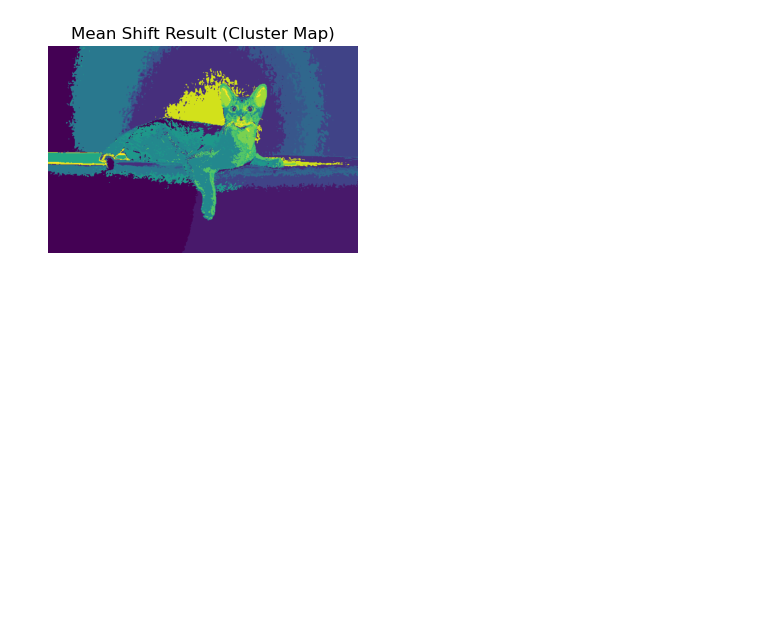
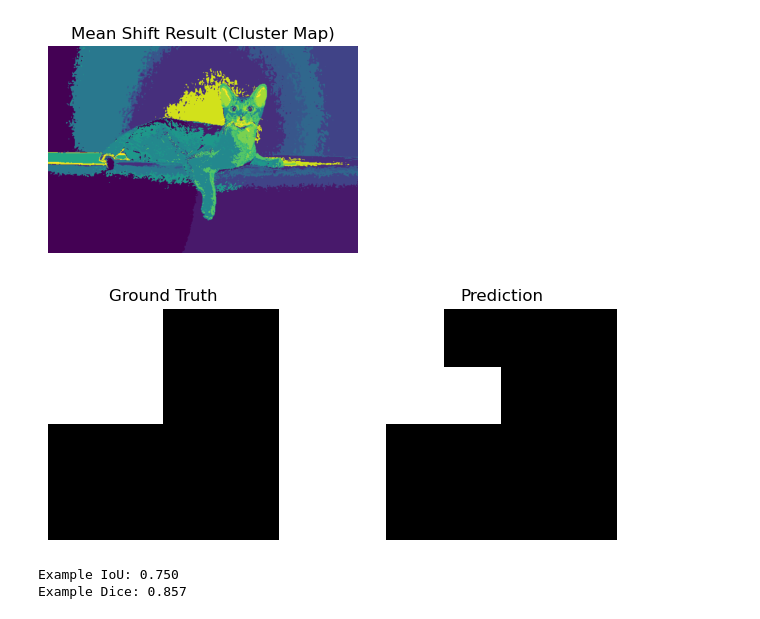
Before and after one commit to Rami4321/comp_vision, a Jupyter notebook: week8.ipynb, the cells around one changed output. Drawn from its saved outputs; the diff is of its cells as text; code cells hidden in the pictures; blank space fills up the shorter version.

```diff
--- a/week8.ipynb
+++ b/week8.ipynb
@@ -131,0 +179,46 @@ plt.axis('off')
+# %%
+# ==========================================
+# Evaluation metrics
+# ==========================================
+# Define IoU
+def compute_iou(gt, pred):
+    intersection = np.logical_and(gt, pred).sum() #sum all the pixels where both gt and pred are 1 (true positives)
+    union = np.logical_or(gt, pred).sum() #sum all the pixels where either gt or pred is 1 (true positives + false positives + false negatives)
+    return intersection / (union + 1e-6)
+    # Define Dice
+
+def compute_dice(gt, pred):
+    intersection = np.logical_and(gt, pred).sum()
+    return (2. * intersection) / (gt.sum() + pred.sum() + 1e-6)
+# Let's see an example here: suppose we have the following prediction and the ground truth
+gt_example = np.array([
+[1, 1, 0, 0],
+[1, 1, 0, 0],
+[0, 0, 0, 0],
+[0, 0, 0, 0]
+])
+pred_example = np.array([
+[1, 0, 0, 0],
+[1, 1, 0, 0],
+[0, 0, 0, 0],
+[0, 0, 0, 0]
+])
+plt.figure(figsize=(8,3))
+plt.subplot(1,2,1)
+plt.title("Ground Truth")
+plt.imshow(gt_example, cmap='gray')
+plt.axis('off')
+plt.subplot(1,2,2)
+plt.title("Prediction")
+plt.imshow(pred_example, cmap='gray')
+plt.axis('off')
+plt.show()
+# Compute metrics for the example
+iou_example = compute_iou(gt_example, pred_example)
+dice_example = compute_dice(gt_example, pred_example)
+print(f"Example IoU: {iou_example:.3f}")
+print(f"Example Dice: {dice_example:.3f}")
+# %% [output]
+[figure, added]
+Example IoU: 0.750
+Example Dice: 0.857
```
Also changed, not shown: parts of 2 cells of this notebook, 5 other files.
